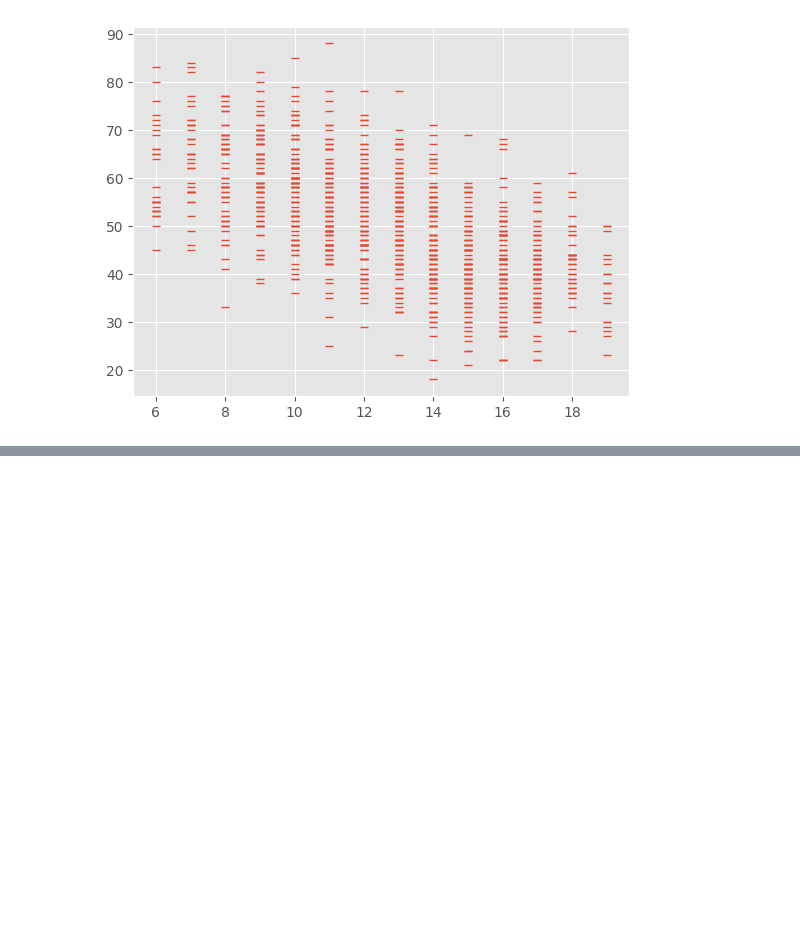
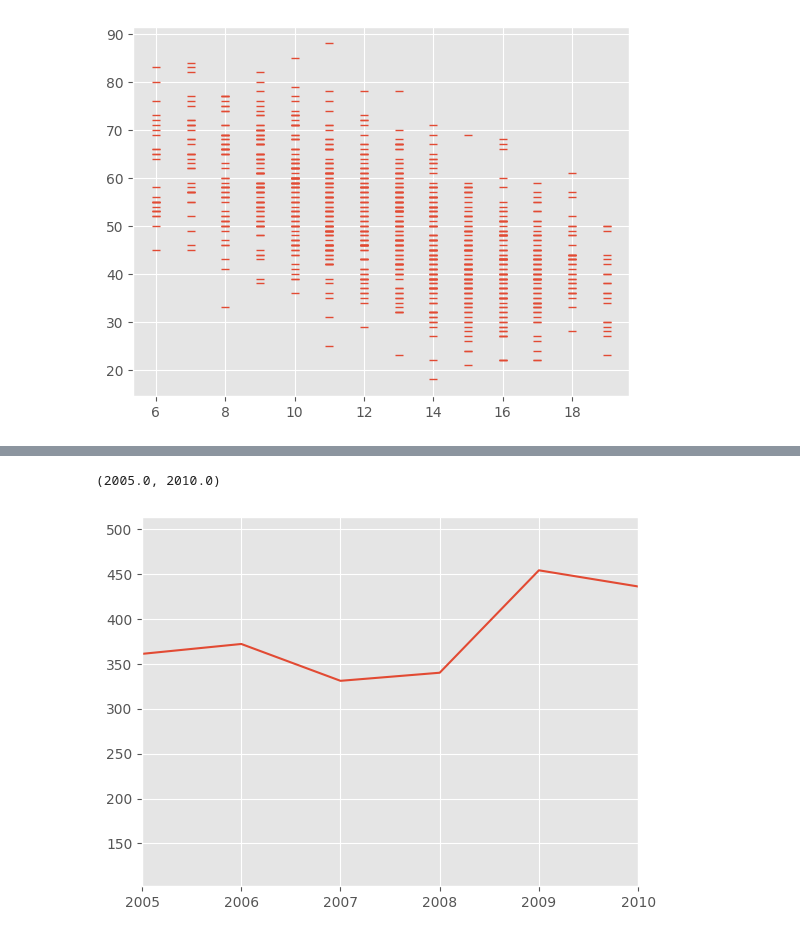
Before and after one commit to Shrikantlala24/Machine-learning, a Jupyter notebook: MatplotLib files/Plot.ipynb, the cells around one changed output, grey strips where cells are left out. Cells and saved outputs as stored; diff of their text form; code cells hidden in the pictures; blank space fills up the shorter version.

```diff
--- a/MatplotLib files/Plot.ipynb
+++ b/MatplotLib files/Plot.ipynb
@@ -128,0 +129,8 @@ plt.plot(year, product_price)
+# %%
+plt.plot(year, Stock_Price)
+
+# plt.ylim()
+plt.xlim(2005,2010)
+# %% [output]
+(2005.0, 2010.0)
+[figure, added]
```
Also changed, not shown: parts of 1 cell of this notebook.
